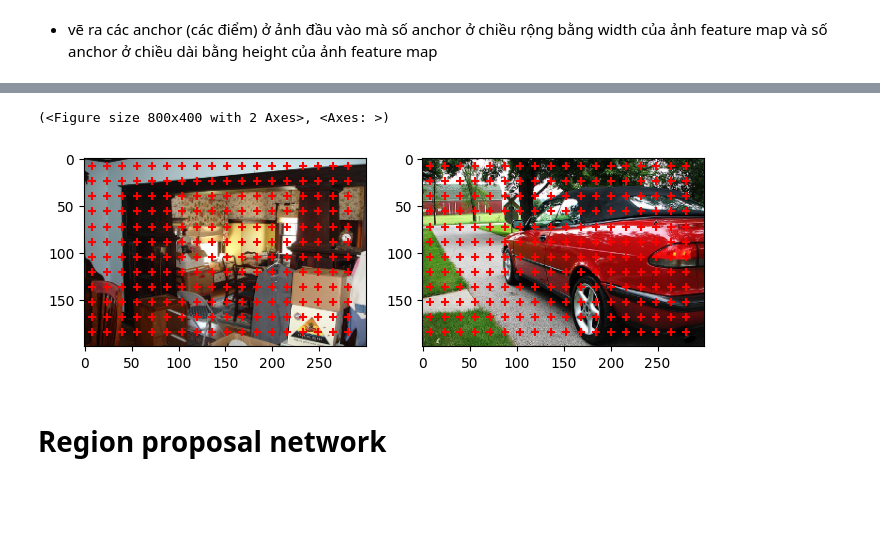
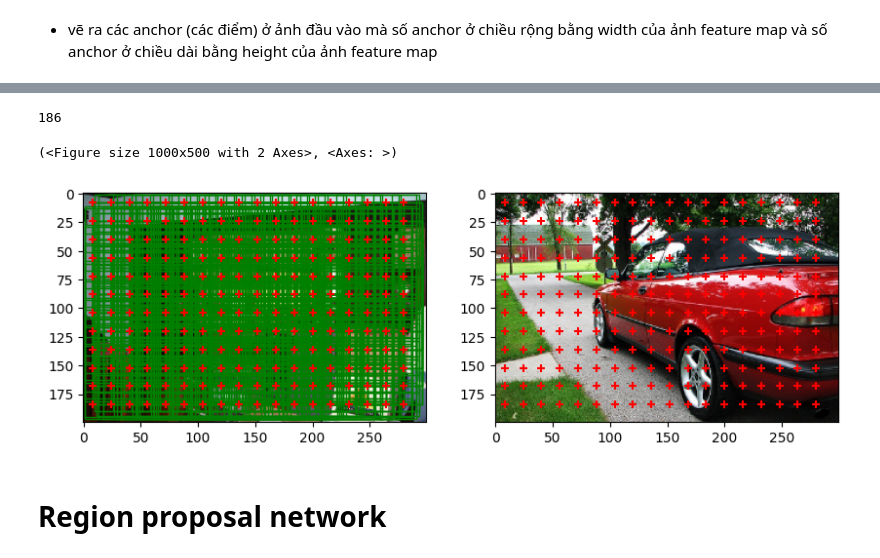
Before and after one commit to VuThanhDat14122004/Faster-RCNN, a Jupyter notebook: faster_rcnn.ipynb, the cells around one changed output, grey strips where cells are left out. Saved outputs shown, nothing was run; the diff lists cells and outputs as text; code cells hidden in the pictures; blank space fills up the shorter version.

Commit message:
generate all bounding box of img & visualize

```diff
--- a/faster_rcnn.ipynb
+++ b/faster_rcnn.ipynb
@@ -258,0 +275,2 @@ centers_x, centers_y = generate_anchor_centers((feature_img_height, feature_img_
+# %%
+centers = [[x, y] for x in centers_x for y in centers_y]
@@ -259,11 +299,20 @@ centers_x, centers_y = generate_anchor_centers((feature_img_height, feature_img_
+# %%
+bboxes = generate_anchor_boxes(centers, (200,300))
+# %%
+len(bboxes)
+# %% [output]
+186
 # %%
-fig1, axes1 = plt.subplots(1,2, figsize=(8,4))
+fig1, axes1 = plt.subplots(1,2, figsize=(10,5))
 display_img(img_data_testt, fig1, axes1)
+for bboxes_test in bboxes:
+    bboxes_test = ops.box_convert(bboxes_test, in_fmt='xywh', out_fmt='xyxy')
+    display_boundingbox(bboxes_test, ['' for i in range(bboxes_test.shape[0])], fig1, axes1[0])
 display_anchor_centers(centers_x, centers_y, fig1, axes1[0])
 display_anchor_centers(centers_x, centers_y, fig1, axes1[1])
 # %% [output]
-(<Figure size 800x400 with 2 Axes>, <Axes: >)
+(<Figure size 1000x500 with 2 Axes>, <Axes: >)
-[figure, old version]
+[figure, new version]
 # %% [markdown]
 # Region proposal network
 # %% [markdown]
```
Also changed, not shown: parts of 7 cells of this notebook, 1 other file.
